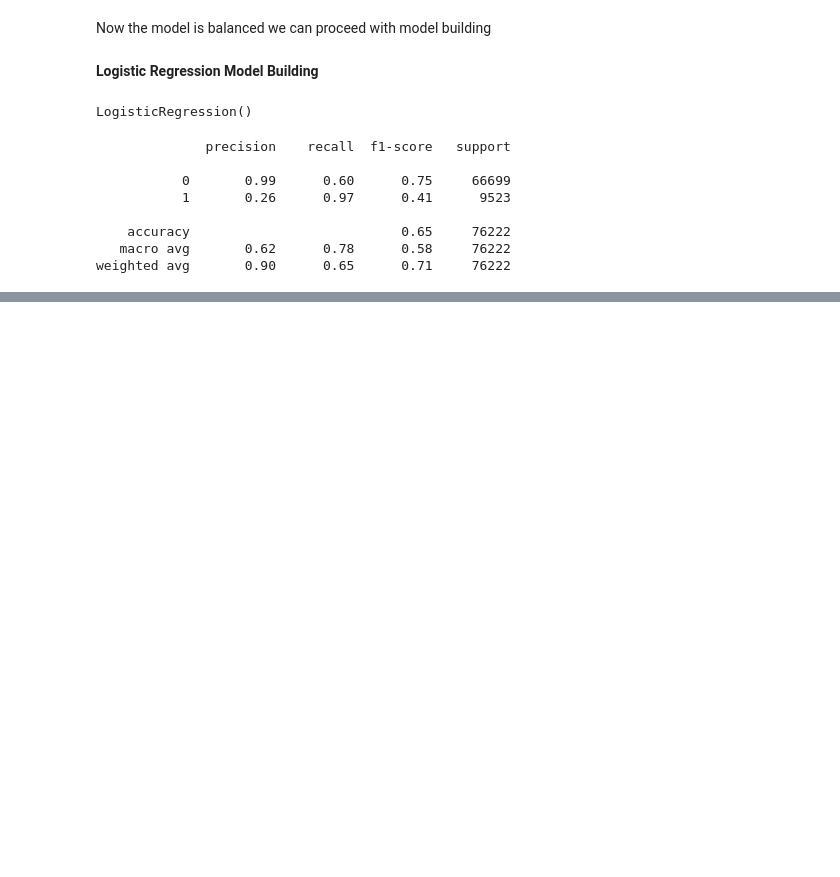
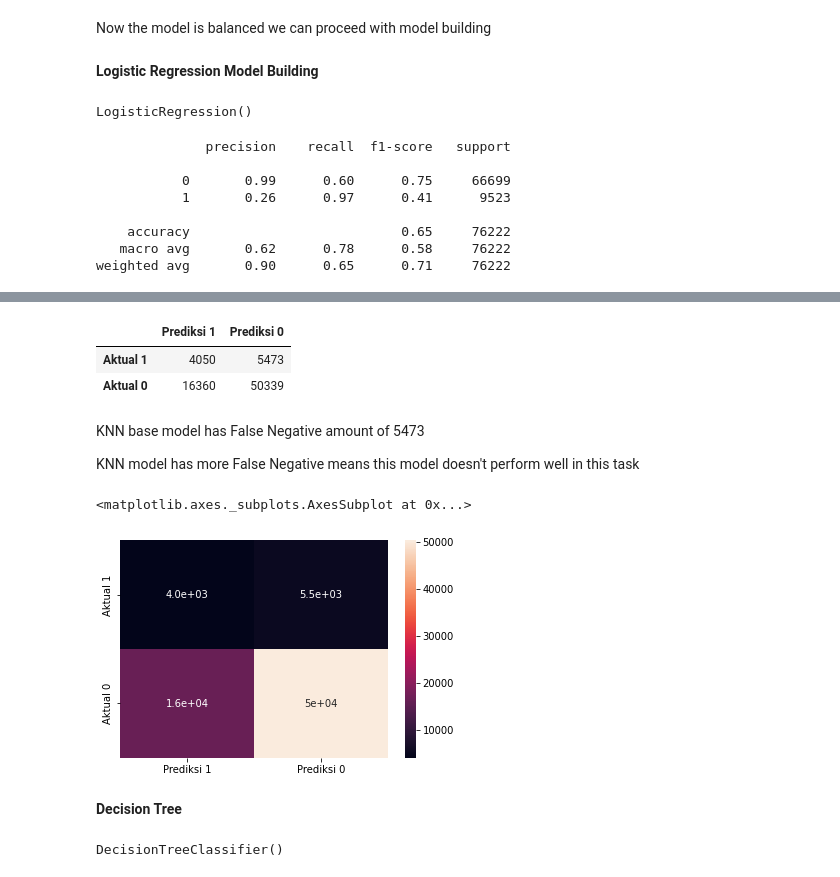
Before and after one commit to tnatani/Health-Insurance-Cross-Sell-Prediction, a Jupyter notebook: Copy_of_HEALTH_INSURANCE_CROSS_SELL_PREDICTION.ipynb, the cells around one changed output, grey strips where cells are left out. Saved outputs shown, nothing was run; the diff lists cells and outputs as text; code cells hidden in the pictures; blank space fills up the shorter version.

```diff
--- a/Copy_of_HEALTH_INSURANCE_CROSS_SELL_PREDICTION.ipynb
+++ b/Copy_of_HEALTH_INSURANCE_CROSS_SELL_PREDICTION.ipynb
@@ -543,0 +570,2 @@ cm_smote_log_reg = confusion_matrix(y_test, y_pred_SMOTE_logreg, labels = [1,0])
+# %%
+modelSMOTE_KNN.fit(X_train_sm, y_train_sm)
@@ -543,0 +574,2 @@ cm_smote_log_reg = confusion_matrix(y_test, y_pred_SMOTE_logreg, labels = [1,0])
+# %%
+y_pred_SMOTE_KNN = modelSMOTE_KNN.predict(X_test)
@@ -543,0 +591,20 @@ cm_smote_log_reg = confusion_matrix(y_test, y_pred_SMOTE_logreg, labels = [1,0])
+# %%
+cm_smote_KNN = confusion_matrix(y_test, y_pred_SMOTE_KNN, labels = [1,0])
+# %%
+df_smote_KNN = pd.DataFrame(data = cm_smote_KNN , index = ["Aktual 1","Aktual 0"], columns = ["Prediksi 1", "Prediksi 0"])
+df_smote_KNN
+# %% [output]
+|  | Prediksi 1 | Prediksi 0 |
+| Aktual 1 | 4050 | 5473 |
+| Aktual 0 | 16360 | 50339 |
+# %% [markdown]
+KNN base model has  False Negative amount of 5473
+
+KNN model has more False Negative means this model doesn't perform well in this task
+# %%
+sns.heatmap(df_smote_KNN, annot = True)
+# %% [output]
+<matplotlib.axes._subplots.AxesSubplot at 0x...>
+[figure, added]
+# %% [markdown]
+**Decision Tree**
@@ -543,0 +613,4 @@ cm_smote_log_reg = confusion_matrix(y_test, y_pred_SMOTE_logreg, labels = [1,0])
+# %%
+modelSMOTEDT.fit(X_train_sm, y_train_sm)
+# %% [output]
+DecisionTreeClassifier()
```
Also changed, not shown: parts of 21 cells of this notebook.
